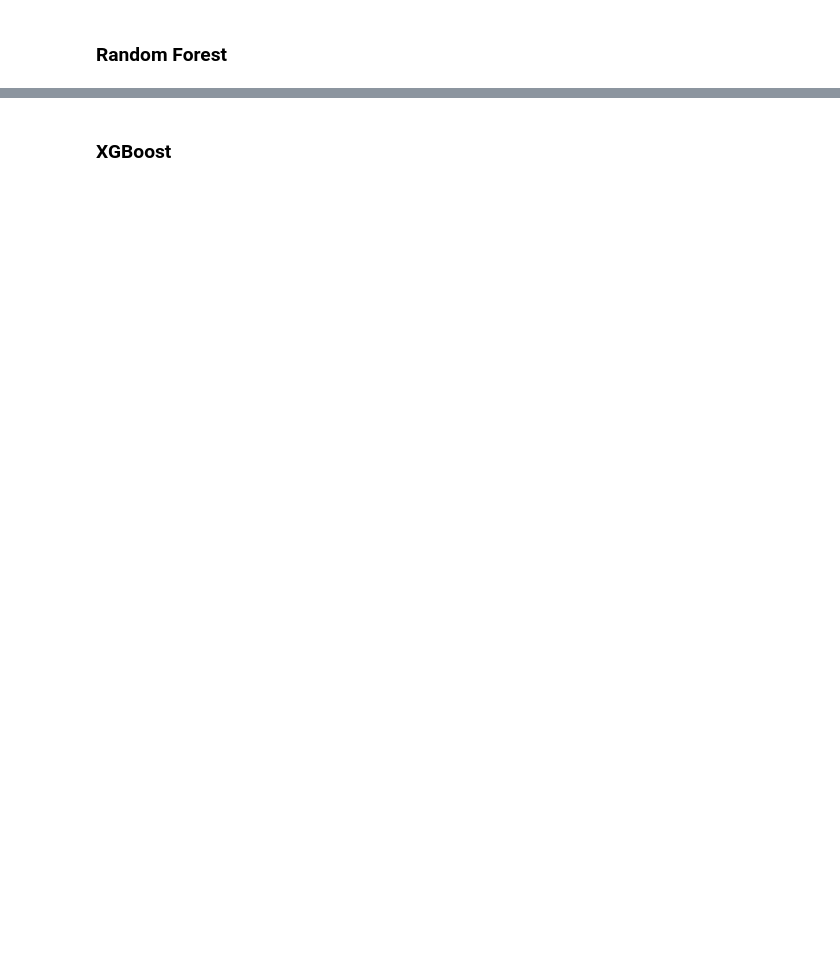
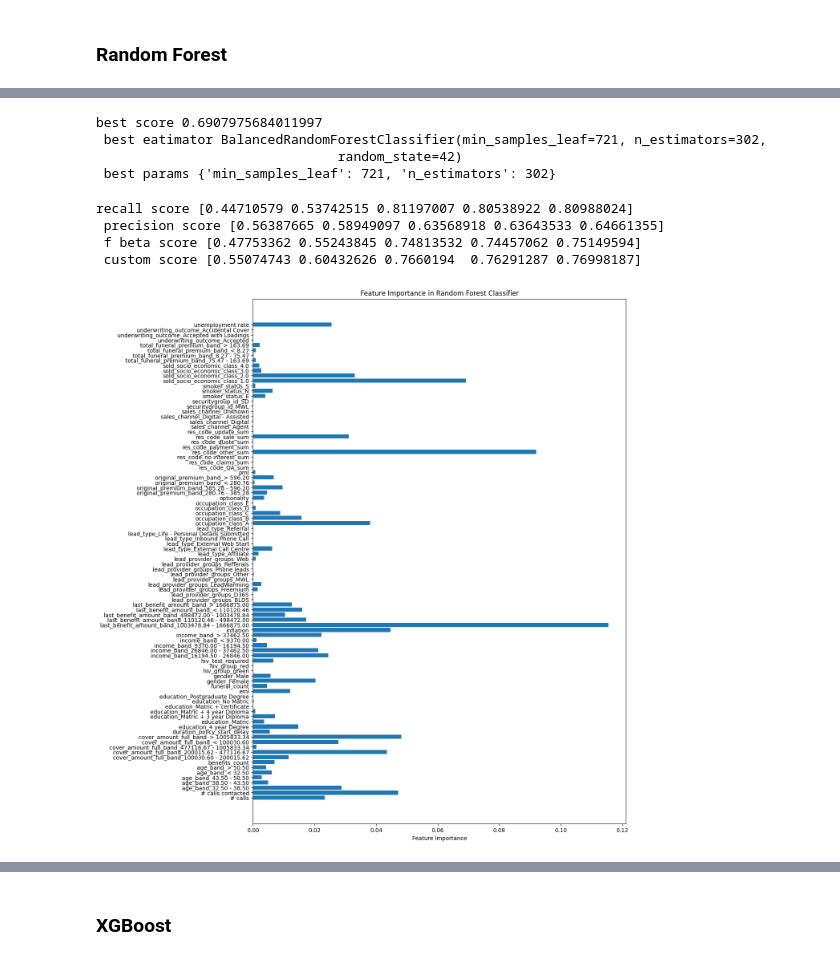
Before and after one commit to Christine-H-code/LapseRate_modeling, a Jupyter notebook: at_incept_modeling.ipynb, the cells around one changed output, grey strips where cells are left out. Saved outputs shown, nothing was run; the diff lists cells and outputs as text; code cells hidden in the pictures; blank space fills up the shorter version.

```diff
--- a/at_incept_modeling.ipynb
+++ b/at_incept_modeling.ipynb
@@ -737,20 +241,0 @@ X_smote, Y_smote = sm.fit_resample(X_train.copy(), Y_train.copy())
-# %%
-b=4 #ratio of recall to precision
-#getting best params
-param_dist = {'n_estimators': randint(50,500),
-              'min_samples_leaf': randint(1000,4000)}
-
-# Create a random forest classifier
-rf = RandomForestClassifier()
-
-# Use random search to find the best hyperparameters
-fbeta_scorer = make_scorer(fbeta_score, beta=b)
-rand_search = RandomizedSearchCV(rf,
-                                 param_distributions = param_dist,
-                                 n_iter=50,
-                                 cv=5,
-                                 scoring='recall', random_state=42)
-
-# Fit the random search object to the data
-rand_search.fit(X_smote, Y_smote)
-print(f'best score {rand_search.best_score_}\n best eatimator {rand_search.best_estimator_}\n best params {rand_search.best_params_}\n ')
@@ -760,0 +246,60 @@ best score 0.17472335152321786
+# %%
+X_train_n=X_smote.copy()
+Y_train_n=Y_smote.copy()
+scorer=custom_scorer
+
+b=2 #ratio of recall to precision
+#getting best params
+param_dist = {'n_estimators': randint(50,500),
+              'min_samples_leaf': randint(700,4000)}
+
+# Create a balanced random forest classifier
+brf = BalancedRandomForestClassifier(random_state=42)
+
+# Use random search to find the best hyperparameters
+fbeta_scorer = make_scorer(fbeta_score, beta=b)
+rand_search = RandomizedSearchCV(brf,
+                                 param_distributions = param_dist,
+                                 n_iter=20,
+                                 cv=5,
+                                 scoring=scorer, random_state=42) #'recall',fbeta_scorer
+
+# Fit the random search object to the data
+rand_search.fit(X_train_n, Y_train_n)
+print(f'best score {rand_search.best_score_}\n best eatimator {rand_search.best_estimator_}\n best params {rand_search.best_params_}\n ')
+# %% [output]
+best score 0.6907975684011997
+ best eatimator BalancedRandomForestClassifier(min_samples_leaf=721, n_estimators=302,
+                               random_state=42)
+ best params {'min_samples_leaf': 721, 'n_estimators': 302}
+# %%
+n_estimators=rand_search.best_params_['n_estimators']
+min_samples_leaf=rand_search.best_params_['min_samples_leaf']
+
+brfc = BalancedRandomForestClassifier(n_estimators=n_estimators, min_samples_leaf=min_samples_leaf, random_state=42)
+recall = cross_val_score(brfc,X_train_n, Y_train_n, cv=5, scoring='recall')
+precision = cross_val_score(brfc,X_train_n, Y_train_n, cv=5, scoring='precision')
+fbeta_scorer = make_scorer(fbeta_score, beta=1.5)
+fb = cross_val_score(brfc,X_train_n, Y_train_n, cv=5, scoring=fbeta_scorer)
+cs = cross_val_score(brfc,X_train_n, Y_train_n, cv=5, scoring=custom_scorer)
+
+print(f'recall score {recall}\n precision score {precision}\n f beta score {fb}\n custom score {cs}')
+# %% [output]
+recall score [0.44710579 0.53742515 0.81197007 0.80538922 0.80988024]
+ precision score [0.56387665 0.58949097 0.63568918 0.63643533 0.64661355]
+ f beta score [0.47753362 0.55243845 0.74813532 0.74457062 0.75149594]
+ custom score [0.55074743 0.60432626 0.7660194  0.76291287 0.76998187]
+# %%
+brfc.fit(X_train_n.copy(),Y_train_n.copy())
+y_pred = brfc.predict(x_test)
+# %%
+feature_importances =brfc.feature_importances_
+feat_imp_df = pd.DataFrame({'variable':X_train_n.columns,'feat_imp': feature_importances})
+feat_imp_df=feat_imp_df.sort_values(by='variable', ascending=True)
+plt.figure(figsize=(12, 17))
+plt.barh(feat_imp_df['variable'],feat_imp_df['feat_imp'])
+plt.xlabel('Feature Importance')
+plt.title('Feature Importance in Random Forest Classifier')
+plt.show()
+# %% [output]
+[figure, added]
```
Also changed, not shown: parts of 74 cells of this notebook.
